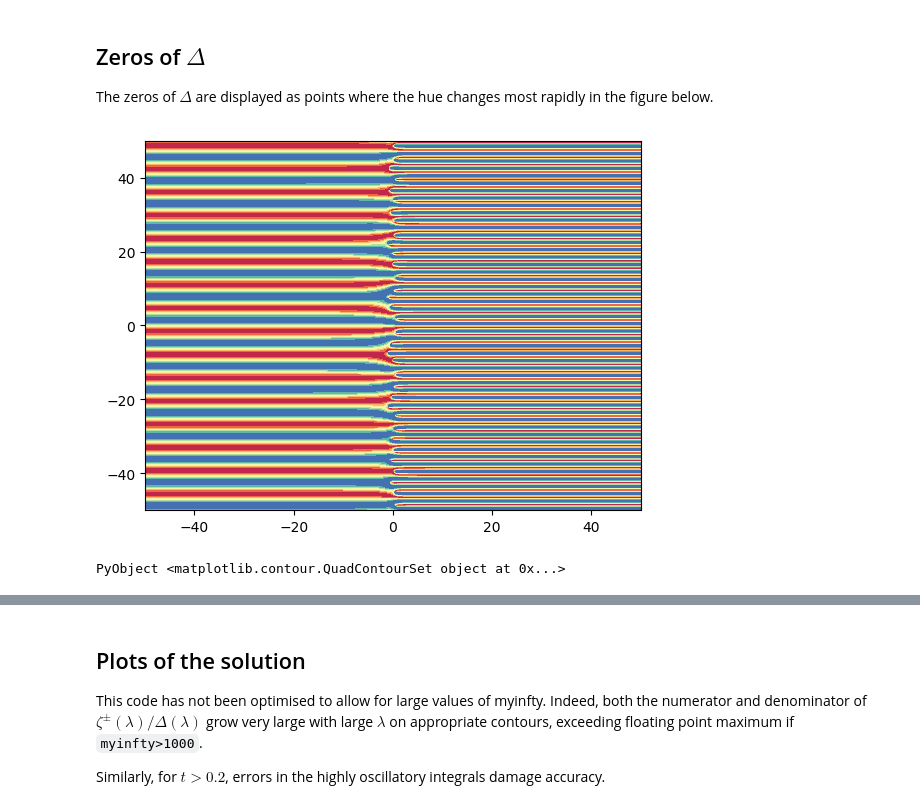
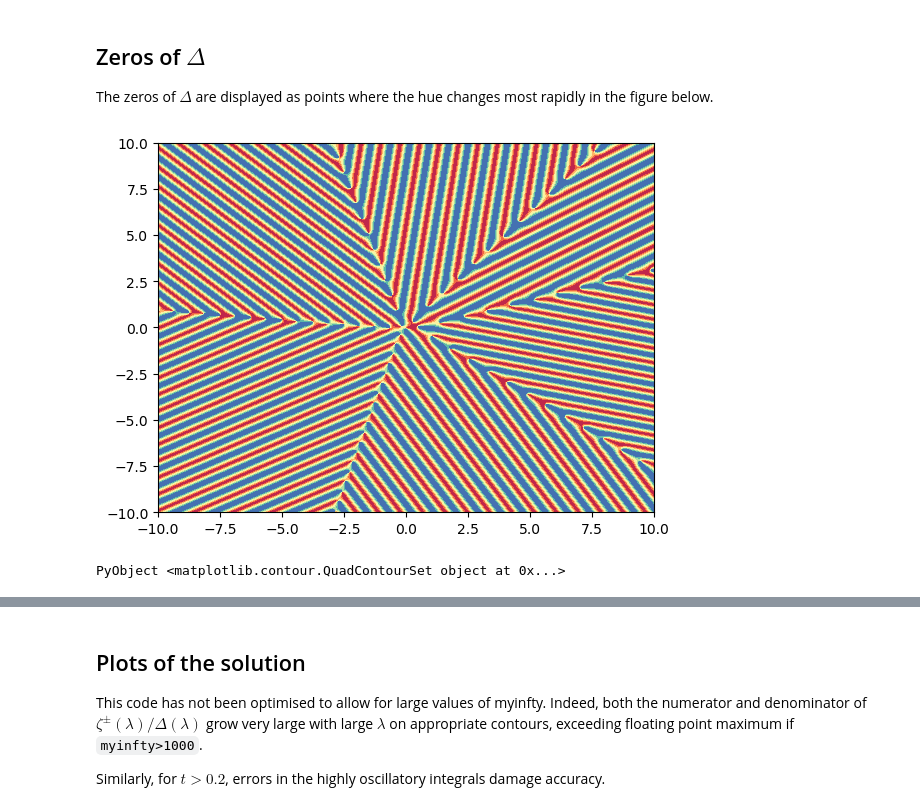
Before and after one commit to zhang-liu-official/Hybrid-Analytical-Numerical-Integration, a Jupyter notebook: nonlocal-value-problems-code-a964f7aa7d4732b9a89b006c4f5cb0f636967c92/Nonlocal-heat-copy.ipynb, the cells around one changed output, grey strips where cells are left out. Drawn from its saved outputs; the diff is of its cells as text; code cells hidden in the pictures.

```diff
--- a/nonlocal-value-problems-code-a964f7aa7d4732b9a89b006c4f5cb0f636967c92/Nonlocal-heat-copy.ipynb
+++ b/nonlocal-value-problems-code-a964f7aa7d4732b9a89b006c4f5cb0f636967c92/Nonlocal-heat-copy.ipynb
@@ -200,9 +200,9 @@ intm(la,x,t) = exp(im*la*x-la^2*t)*( exp(-im*la)*zetam(la) + H(la) ) / Delta(la)
 The zeros of $\Delta$ are displayed as points where the hue changes most rapidly in the figure below.
 # %%
 # plot showing zeros of Delta
-x = range(-50,stop=50,length=1000); y = range(-50,stop=50,length=1000);
+x = range(-10,stop=10,length=1000); y = range(-10,stop=10,length=1000);
 zarg = [sin(angle(Delta(xx+im*yy))) for yy in y, xx in x];
 contourf(x, y, zarg, cmap=get_cmap("Spectral"))
 # %% [output]
-[figure, old version]
+[figure, new version]
 PyObject <matplotlib.contour.QuadContourSet object at 0x...>
```
Also changed, not shown: parts of 3 cells of this notebook, 11 other files.
